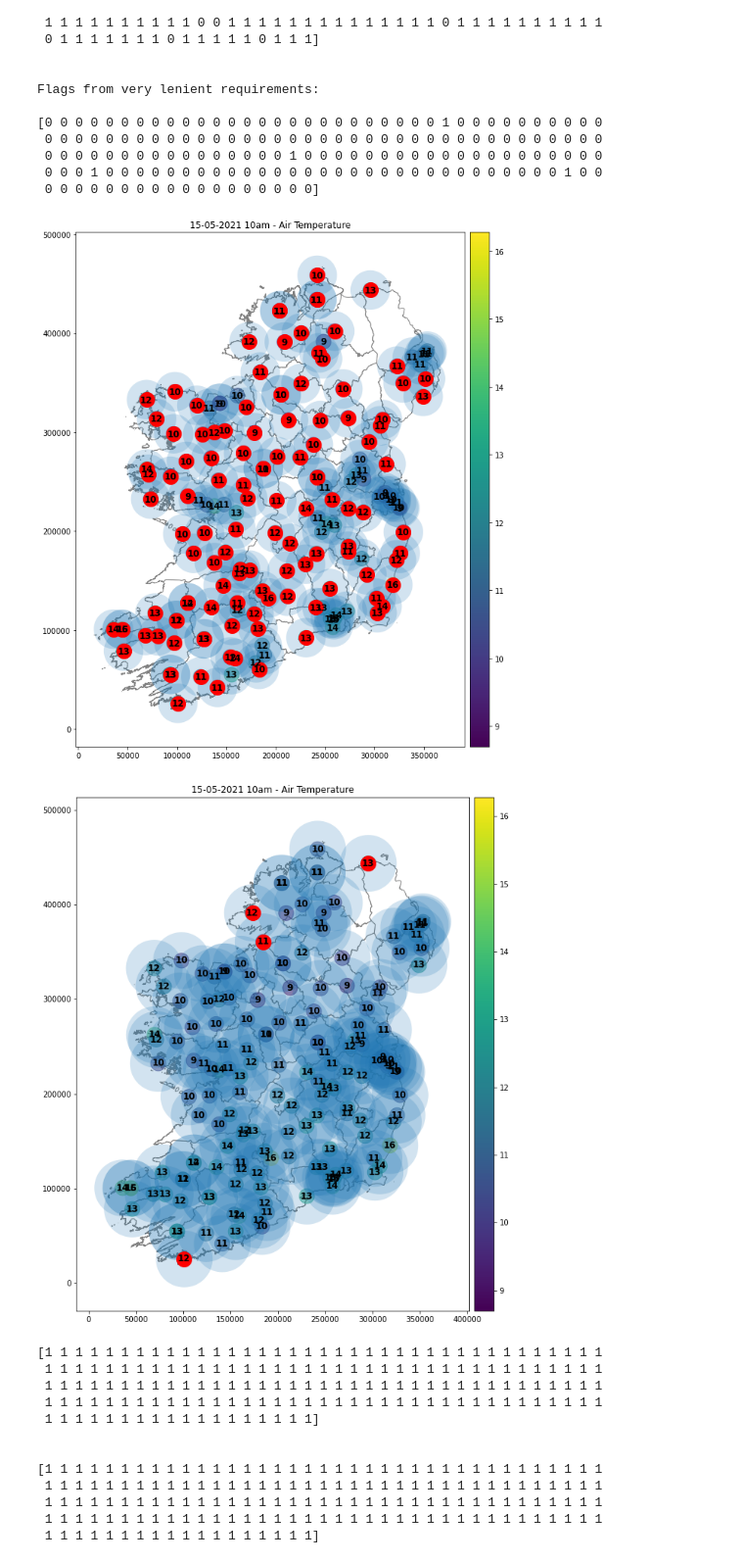
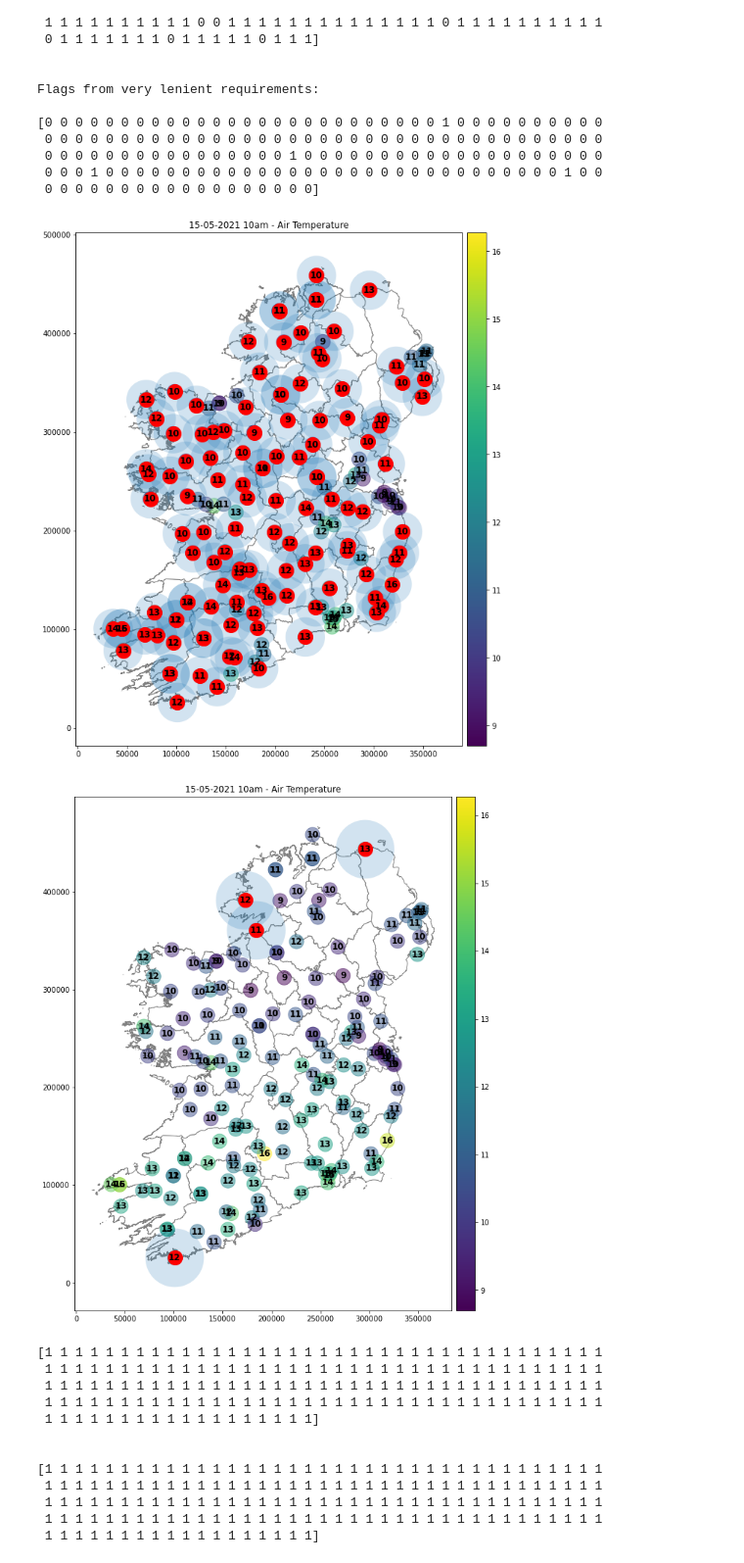
Before and after one commit to matt-nagle/Met-Eireann-QC, a Jupyter notebook: Isolation Check Examples.ipynb, the cells around one changed output. Shown at 98% size. Drawn from its saved outputs; the diff is of its cells as text; code cells hidden in the pictures.

```diff
--- a/Isolation Check Examples.ipynb
+++ b/Isolation Check Examples.ipynb
@@ -78,15 +78,25 @@ Flags from very lenient requirements:
  0 0 0 1 0 0 0 0 0 0 0 0 0 0 0 0 0 0 0 0 0 0 0 0 0 0 0 0 0 0 0 0 0 0 1 0 0
  0 0 0 0 0 0 0 0 0 0 0 0 0 0 0 0 0 0]
 # %%
+buffer_val_list = np.zeros(len(gdf_temp_combined), dtype = int)
+indices = [i for i, x in enumerate(flags) if x == 1]
+buffer_val_list[indices] = radius
+buffer_val_list = list(buffer_val_list)
+
 plot_wow_data(gdf_of_interest = gdf_temp_combined, type_of_plot = "Air Temperature",
-              buffer_val = radius, flags = flags)
+              buffer_val = buffer_val_list, flags = flags)
 # %% [output]
-[figure, old version]
+[figure, new version]
 # %%
+buffer_val_list = np.zeros(len(gdf_temp_combined), dtype = int)
+indices = [i for i, x in enumerate(flags2) if x == 1]
+buffer_val_list[indices] = radius2
+buffer_val_list = list(buffer_val_list)
+
 plot_wow_data(gdf_of_interest = gdf_temp_combined, type_of_plot = "Air Temperature",
-              buffer_val = radius2, flags = flags2)
+              buffer_val = buffer_val_list, flags = flags2)
 # %% [output]
-[figure, old version]
+[figure, new version]
 # %%
 custom_points = titanlibcustom.Points(lat_np, long_np)
 
```
Also changed, not shown: 5 other files.
